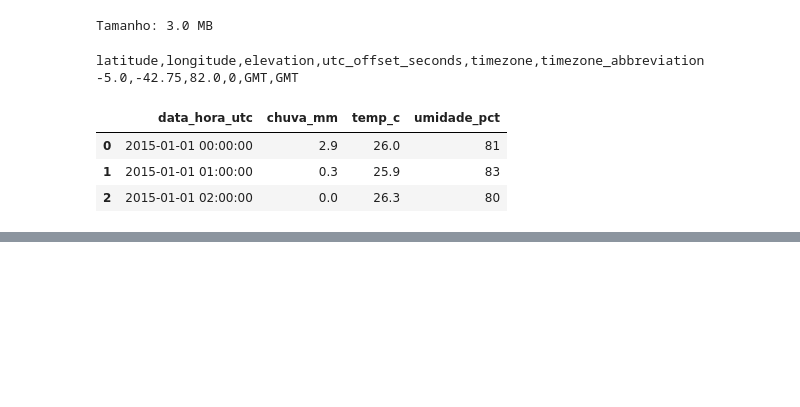
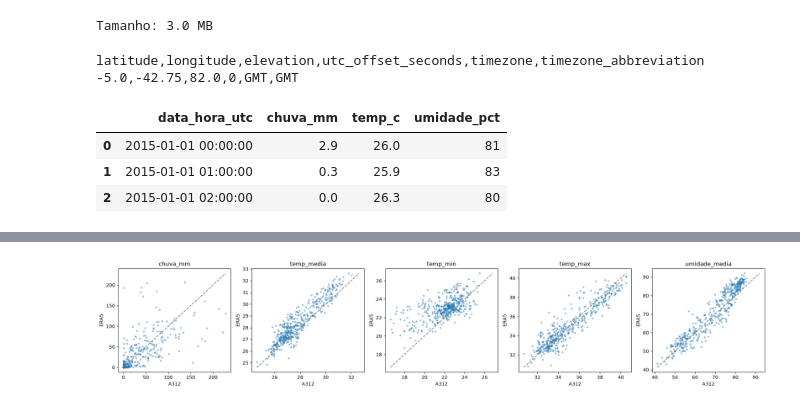
Before and after one commit to jvictor-melo/dengue-teresina-ml, a Jupyter notebook: notebooks/03_clima.ipynb, the cells around one changed output, grey strips where cells are left out. Drawn from its saved outputs; the diff is of its cells as text; code cells hidden in the pictures; blank space fills up the shorter version.

Commit message:
feat: compara a312 e era5 nas semanas completas

```diff
--- a/notebooks/03_clima.ipynb
+++ b/notebooks/03_clima.ipynb
@@ -425,0 +461,20 @@ for nome, semanal in [("A312", a312_semanal), ("ERA5", era5_semanal)]:
+# %%
+# Para cada variável: a média de cada fonte, quanto o ERA5 erra em média e se as duas sobem e descem juntas
+# diferença média > 0: o ERA5 marca mais que a estação; < 0: marca menos
+# correlação perto de 1: quando uma sobe, a outra sobe junto (mesmo que com valores diferentes)
+VARIAVEIS = ["chuva_mm", "temp_media", "temp_min", "temp_max", "umidade_media"]
+
+linhas = []
+for variavel in VARIAVEIS:
+    a312 = comparaveis[variavel + "_a312"]
+    era5_var = comparaveis[variavel + "_era5"]
+    linhas.append({
+        "variavel": variavel,
+        "media_a312": a312.mean(),
+        "media_era5": era5_var.mean(),
+        "diferenca_media": (era5_var - a312).mean(),
+        "correlacao": a312.corr(era5_var),
+    })
+
+concordancia = pd.DataFrame(linhas)
+concordancia.round(2)
@@ -425,0 +488,25 @@ for nome, semanal in [("A312", a312_semanal), ("ERA5", era5_semanal)]:
+# %%
+import matplotlib.pyplot as plt
+
+# Um gráfico por variável: A312 no eixo x, ERA5 no eixo y, um ponto por semana
+# Se as duas concordassem 100%, todos os pontos cairiam na linha tracejada (y = x)
+fig, eixos = plt.subplots(1, 5, figsize=(20, 4))
+
+for eixo, variavel in zip(eixos, VARIAVEIS):
+    x = comparaveis[variavel + "_a312"]
+    y = comparaveis[variavel + "_era5"]
+    eixo.scatter(x, y, s=8, alpha=0.4)
+
+    # Linha y = x, do menor ao maior valor das duas fontes
+    menor = min(x.min(), y.min())
+    maior = max(x.max(), y.max())
+    eixo.plot([menor, maior], [menor, maior], linestyle="--", color="gray")
+
+    eixo.set_title(variavel)
+    eixo.set_xlabel("A312")
+    eixo.set_ylabel("ERA5")
+
+plt.tight_layout()
+plt.show()
+# %% [output]
+[figure, added]
```
Also changed, not shown: parts of 6 cells of this notebook.
